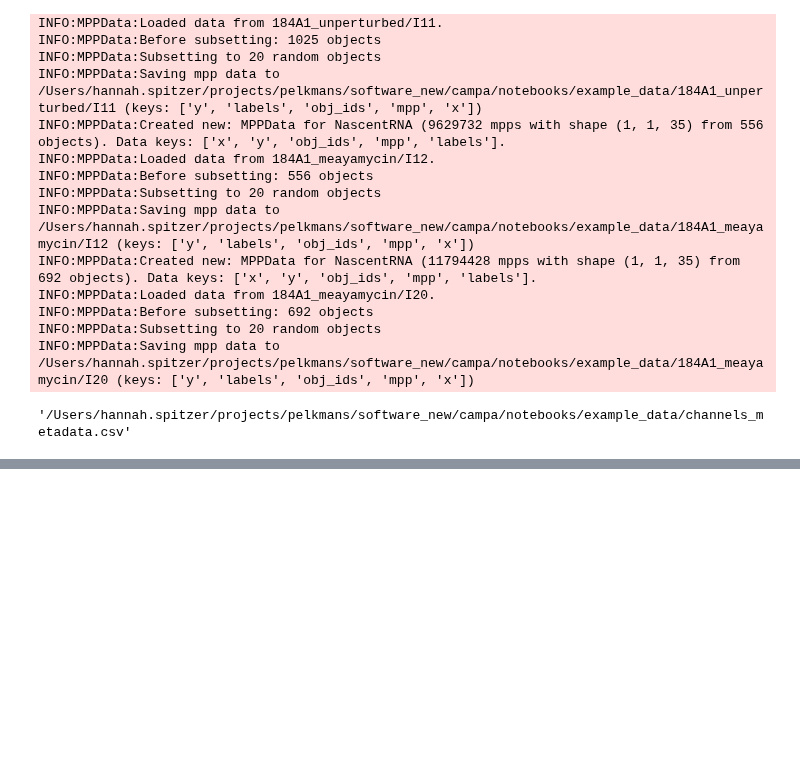
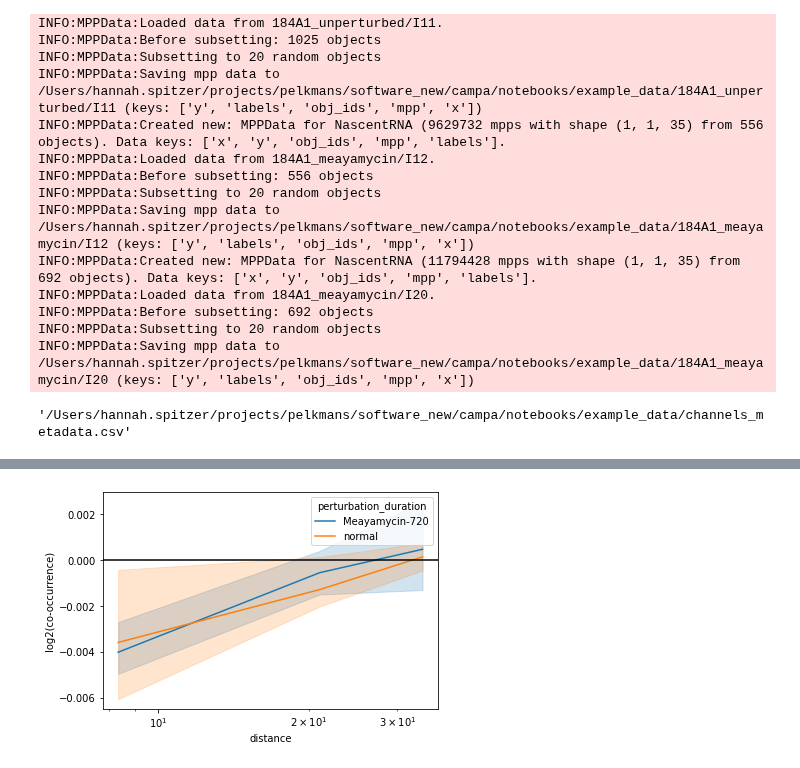
Before and after one commit to theislab/campa_ana, a Jupyter notebook: workflow/prepare_example_data.ipynb, the cells around one changed output, grey strips where cells are left out. Cells and saved outputs as stored; diff of their text form; code cells hidden in the pictures; blank space fills up the shorter version.

```diff
--- a/workflow/prepare_example_data.ipynb
+++ b/workflow/prepare_example_data.ipynb
@@ -47,0 +71,10 @@ INFO:MPPData:Saving mpp data to /Users/hannah.spitzer/projects/pelkmans/software
+# %%
+# create TestData
+for data_dir in ['184A1_unperturbed/I09', '184A1_meayamycin/I12']:
+    mpp_data = MPPData.from_data_dir(data_dir, data_config='NascentRNA')
+    mpp_data.subset(num=3, cell_cycle='NO_NAN')
+    mpp_data.subset_channels(channels=['01_PABPC1', '03_CDK9', '09_SRRM2', '10_POL2RA_pS2', '11_PML'])
+    mpp_data.write(f'/Users/hannah.spitzer/projects/pelkmans/software_new/campa/tests/_data/{data_dir}')
+
+shutil.copy(os.path.join(BASE_DATA_DIR, 'NascentRNA_new', 'channels_metadata.csv'),
+os.path.join('/Users/hannah.spitzer/projects/pelkmans/software_new/campa/tests/_data', 'channels_metadata.csv'))
@@ -47,0 +574,3 @@ INFO:MPPData:Saving mpp data to /Users/hannah.spitzer/projects/pelkmans/software
+# %%
+# get combined adata
+adata_co_occ = ad.concat([extr.adata for extr in extrs], index_unique="-", uns_merge="same")
@@ -47,0 +581,9 @@ INFO:MPPData:Saving mpp data to /Users/hannah.spitzer/projects/pelkmans/software
+# %%
+# plot meam co-occ scores
+condition = "perturbation_duration"
+condition_values = None
+
+# for one cluster-cluster pairing
+plot_co_occurrence(adata_co_occ, "0", "1", condition, condition_values)
+# %% [output]
+[figure, added]
```
Also changed, not shown: parts of 20 cells of this notebook, 1 other file.
